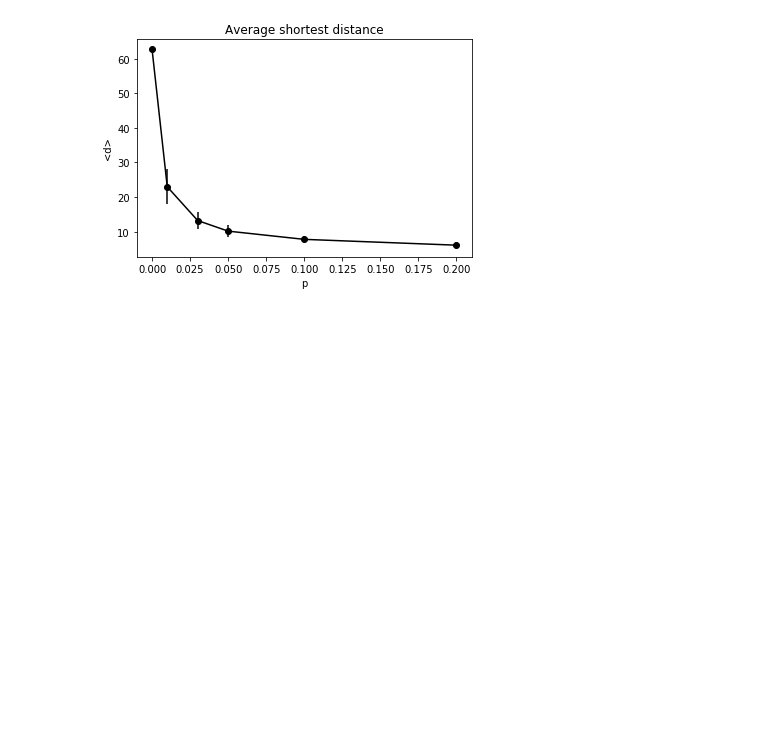
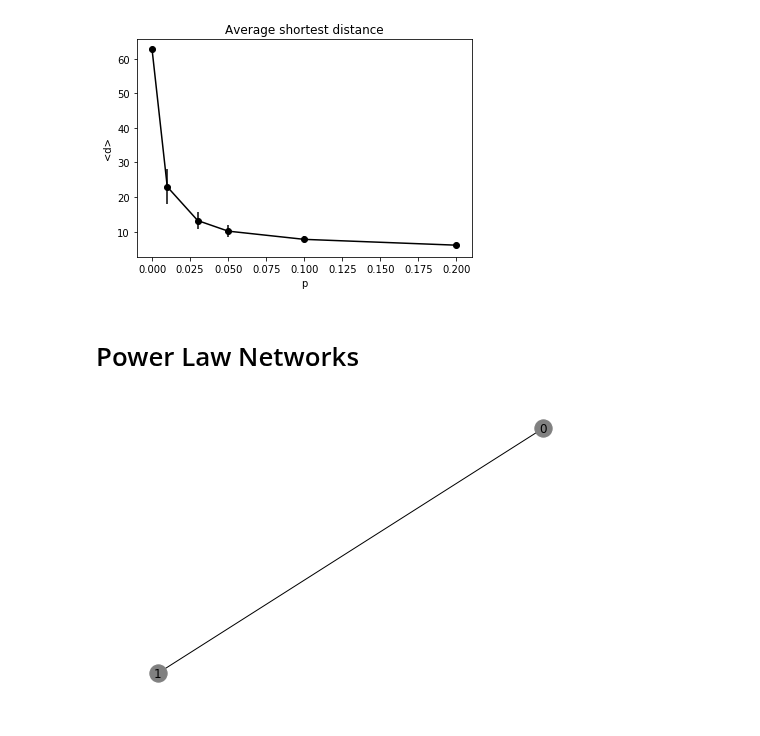
Before and after one commit to thomasnilsson/02805-social-graphs-2018, a Jupyter notebook: week3/week3.ipynb, the cells around one changed output. Drawn from its saved outputs; the diff is of its cells as text; code cells hidden in the pictures; blank space fills up the shorter version.

```diff
--- a/week3/week3.ipynb
+++ b/week3/week3.ipynb
@@ -110,3 +127,5 @@ plt.ylabel("<d>")
 plt.show()
 # %% [output]
 [figure]
+# %% [markdown]
+# Power Law Networks
@@ -112,0 +145,6 @@ plt.show()
+# %%
+G = nx.Graph()
+G.add_edges_from([(0,1)])
+nx.draw(G, with_labels=True, node_color="gray", node_size=300)
+# %% [output]
+[figure, added]
```
Also changed, not shown: parts of 26 cells of this notebook, 2 other files.
